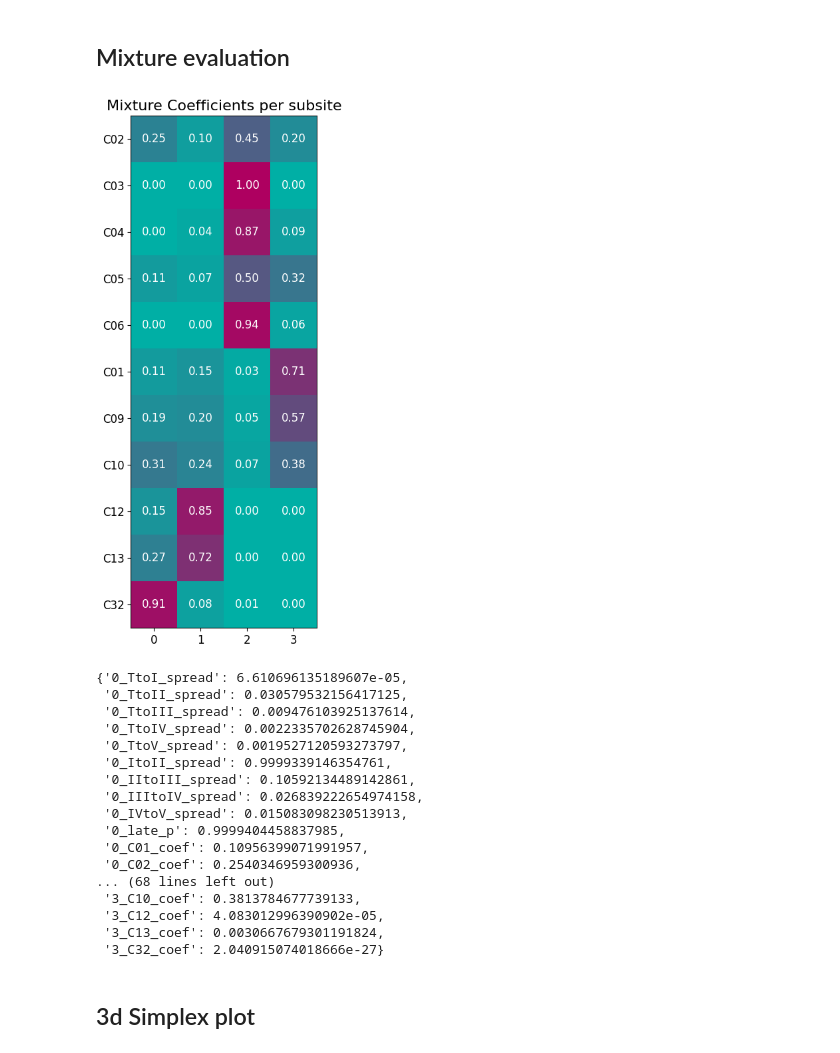
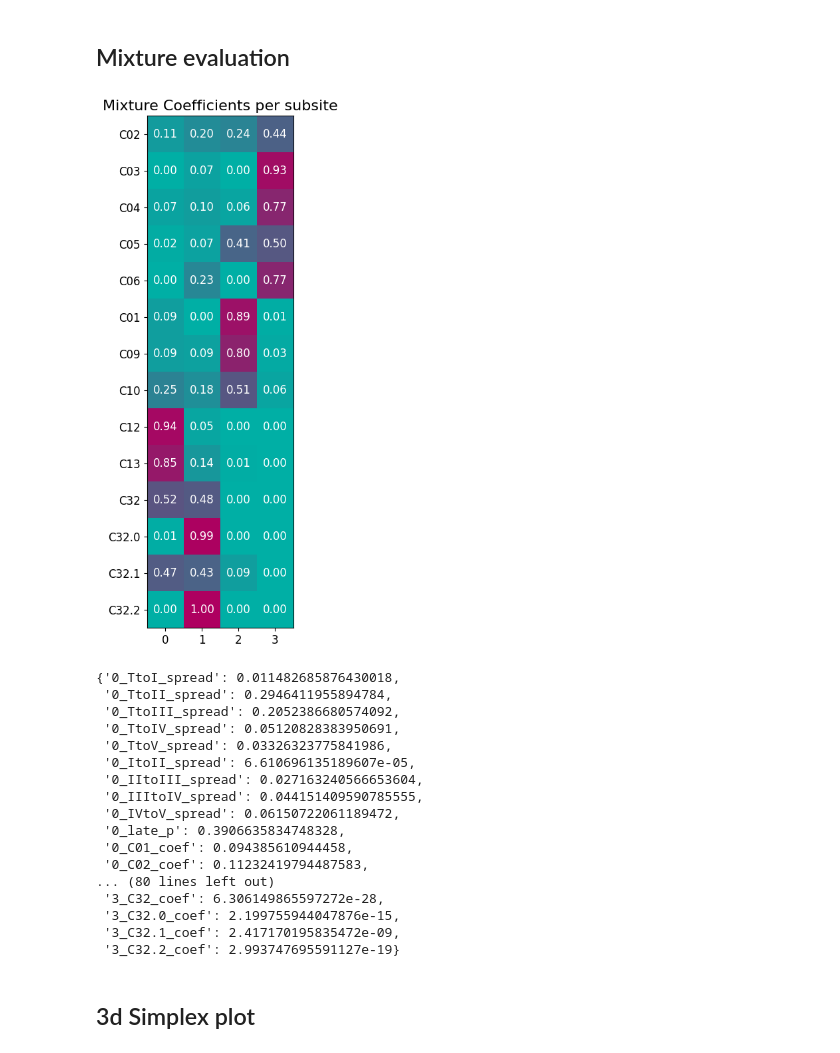
Before and after one commit to YoelPH/lymixture, a Jupyter notebook: evaluation/ipsi_all_subsites.ipynb, the cells around one changed output. Cells and saved outputs as stored; diff of their text form; code cells hidden in the pictures.

Commit message:
added split larynx

```diff
--- a/evaluation/ipsi_all_subsites.ipynb
+++ b/evaluation/ipsi_all_subsites.ipynb
@@ -193,14 +204,14 @@ likelihood_history
 import json
 
 # Saving the list of dictionaries to a file
-# with open('params_history_4_comp_split_t_stage_add_larynx.json', 'w') as f:
-#     json.dump(params_history, f, indent=4)
+with open('params_history_4_comp_split_t_stage_add_larynx_split.json', 'w') as f:
+    json.dump(params_history, f, indent=4)
 
-# Loading the list of dictionaries from the file
-with open('params_history_4_comp_split_t_stage_add_larynx.json', 'r') as f:
-    params_history_loaded = json.load(f)
+# # Loading the list of dictionaries from the file
+# with open('params_history_4_comp_split_t_stage_add_larynx_split.json', 'r') as f:
+#     params_history_loaded = json.load(f)
 # %%
-# a = np.array(likelihood_history)
-# np.savetxt('likelihoods_4_comp_split_t_stage_add_larynx.txt', a, fmt='%.6f')
-b = np.loadtxt('likelihoods_4_comp_split_t_stage_add_larynx.txt', dtype=float)
-b
+a = np.array(likelihood_history)
+np.savetxt('likelihoods_4_comp_split_t_stage_add_larynx_split.txt', a, fmt='%.6f')
+# b = np.loadtxt('likelihoods_4_comp_split_t_stage_add_larynx.txt', dtype=float)
+# b
@@ -383,13 +374,13 @@ predicted involvement of II 14.164875938251317
 import pickle
 from lymixture.em import expectation, maximization
 
-# with open('params_I_to_V_ipsi_4_comp_split_t_stages_add_larynx.pkl', 'wb') as f:
-#     pickle.dump(params, f)
+with open('params_I_to_V_ipsi_4_comp_split_t_stages_add_larynx_split.pkl', 'wb') as f:
+    pickle.dump(params, f)
 
-with open('params_I_to_V_ipsi_4_comp_split_t_stages_add_larynx.pkl', 'rb') as f:
-    loaded_dict = pickle.load(f)
-params = loaded_dict
-mixture.set_params(**loaded_dict)
-mixture.normalize_mixture_coefs()
-mixture.set_resps(expectation(mixture, loaded_dict))
-mixture.likelihood(use_complete= False)
+# with open('params_I_to_V_ipsi_4_comp_split_t_stages_add_larynx.pkl', 'rb') as f:
+#     loaded_dict = pickle.load(f)
+# params = loaded_dict
+# mixture.set_params(**loaded_dict)
+# mixture.normalize_mixture_coefs()
+# mixture.set_resps(expectation(mixture, loaded_dict))
+# mixture.likelihood(use_complete= False)
@@ -435,55 +424,55 @@ green_to_red   = LinearSegmentedColormap.from_list("green_to_red",
 h = usz_gray.lstrip('#')
 gray_rgba = tuple(int(h[i:i+2], 16) / 255. for i in (0, 2, 4)) + (1.0,)
 tmp = LinearSegmentedColormap.from_list("tmp", [usz_green, usz_red], N=128)
 
-matrix = mixture.get_mixture_coefs()[['C02', 'C03', 'C04', 'C05', 'C06', 'C01', 'C09', 'C10', 'C12', 'C13','C32']]
+matrix = mixture.get_mixture_coefs()[['C02', 'C03', 'C04', 'C05', 'C06', 'C01', 'C09', 'C10', 'C12', 'C13','C32', 'C32.0', 'C32.1', 'C32.2']]
 
 # Transpose the matrix to rotate by 90°
 matrix_rotated = matrix.T
 
 # Create the figure and axis
 fig, ax = plt.subplots(figsize=(8, 10))
 
 # Display the rotated matrix using imshow
 cax = ax.imshow(matrix_rotated.values, cmap=tmp, origin='upper')
 
 # Loop over the data and create text annotations
 for i in range(matrix_rotated.shape[0]):  # Rows (previously columns)
     for j in range(matrix_rotated.shape[1]):  # Columns (previously rows)
         value = matrix_rotated.iloc[i, j]
         ax.text(j, i, f"{value:.2f}", ha="center", va="center",
                 color="white", fontsize=12)
 
 
 # Optional: Set axis labels and title
 ax.set_xticks(range(matrix_rotated.shape[1]))
 ax.set_xticklabels(matrix.index, fontsize = 12)  # Original row labels
 ax.set_yticks(range(matrix_rotated.shape[0]))
 ax.set_yticklabels(matrix.columns, fontsize = 12)  # Original column labels
 ax.set_title("Mixture Coefficients per subsite", fontsize = 16)
 plt.show()
 # %% [output]
-[figure, old version]
+[figure, new version]
 # %%
 params
 # %% [output]
-{'0_TtoI_spread': 6.610696135189607e-05,
- '0_TtoII_spread': 0.030579532156417125,
- '0_TtoIII_spread': 0.009476103925137614,
- '0_TtoIV_spread': 0.0022335702628745904,
- '0_TtoV_spread': 0.0019527120593273797,
- '0_ItoII_spread': 0.9999339146354761,
- '0_IItoIII_spread': 0.10592134489142861,
- '0_IIItoIV_spread': 0.026839222654974158,
- '0_IVtoV_spread': 0.015083098230513913,
- '0_late_p': 0.9999404458837985,
- '0_C01_coef': 0.10956399071991957,
- '0_C02_coef': 0.2540346959300936,
-... (68 lines left out)
- '3_C10_coef': 0.3813784677739133,
- '3_C12_coef': 4.083012996390902e-05,
- '3_C13_coef': 0.0030667679301191824,
- '3_C32_coef': 2.040915074018666e-27}
+{'0_TtoI_spread': 0.011482685876430018,
+ '0_TtoII_spread': 0.2946411955894784,
+ '0_TtoIII_spread': 0.2052386680574092,
+ '0_TtoIV_spread': 0.05120828383950691,
+ '0_TtoV_spread': 0.03326323775841986,
+ '0_ItoII_spread': 6.610696135189607e-05,
+ '0_IItoIII_spread': 0.027163240566653604,
+ '0_IIItoIV_spread': 0.044151409590785555,
+ '0_IVtoV_spread': 0.06150722061189472,
+ '0_late_p': 0.3906635834748328,
+ '0_C01_coef': 0.094385610944458,
+ '0_C02_coef': 0.11232419794487583,
+... (80 lines left out)
+ '3_C32_coef': 6.306149865597272e-28,
+ '3_C32.0_coef': 2.199755944047876e-15,
+ '3_C32.1_coef': 2.417170195835472e-09,
+ '3_C32.2_coef': 2.993747695591127e-19}
 # %% [markdown]
 ## 3d Simplex plot
 # %%
```
Also changed, not shown: parts of 19 cells of this notebook, 3 other files.
